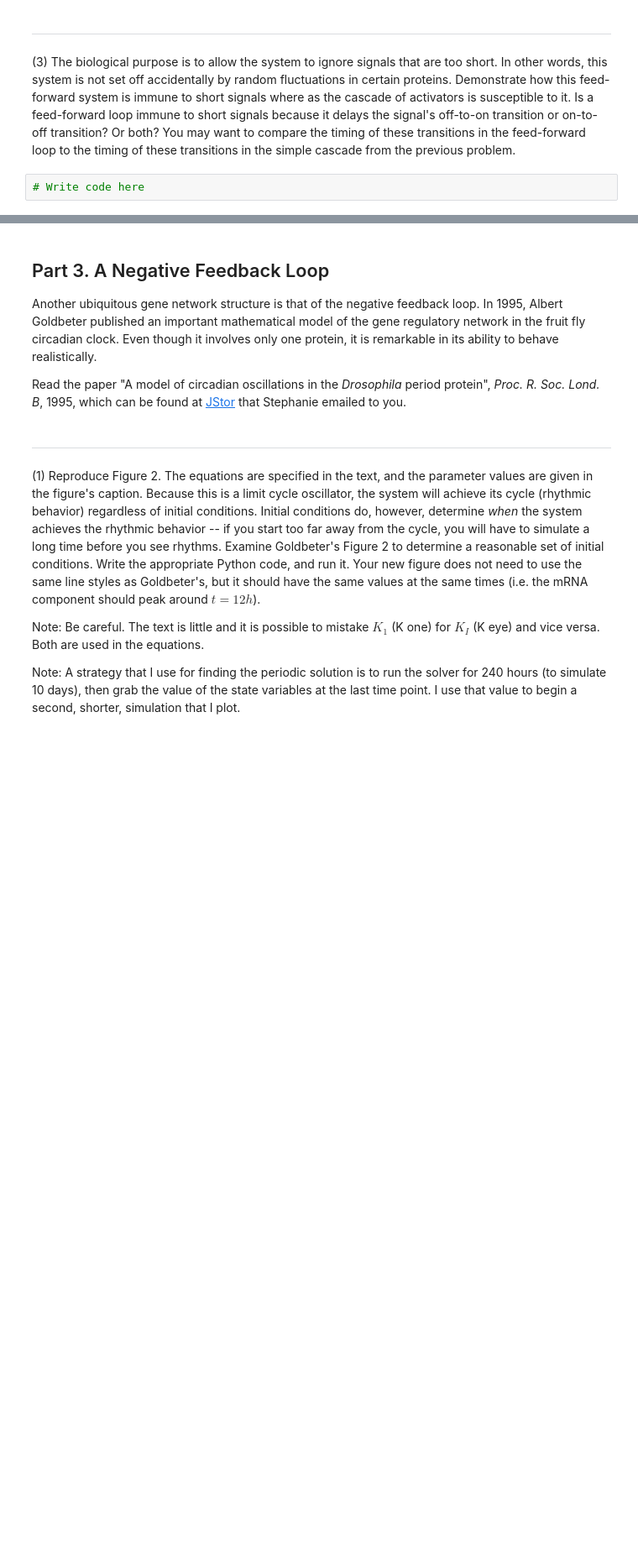
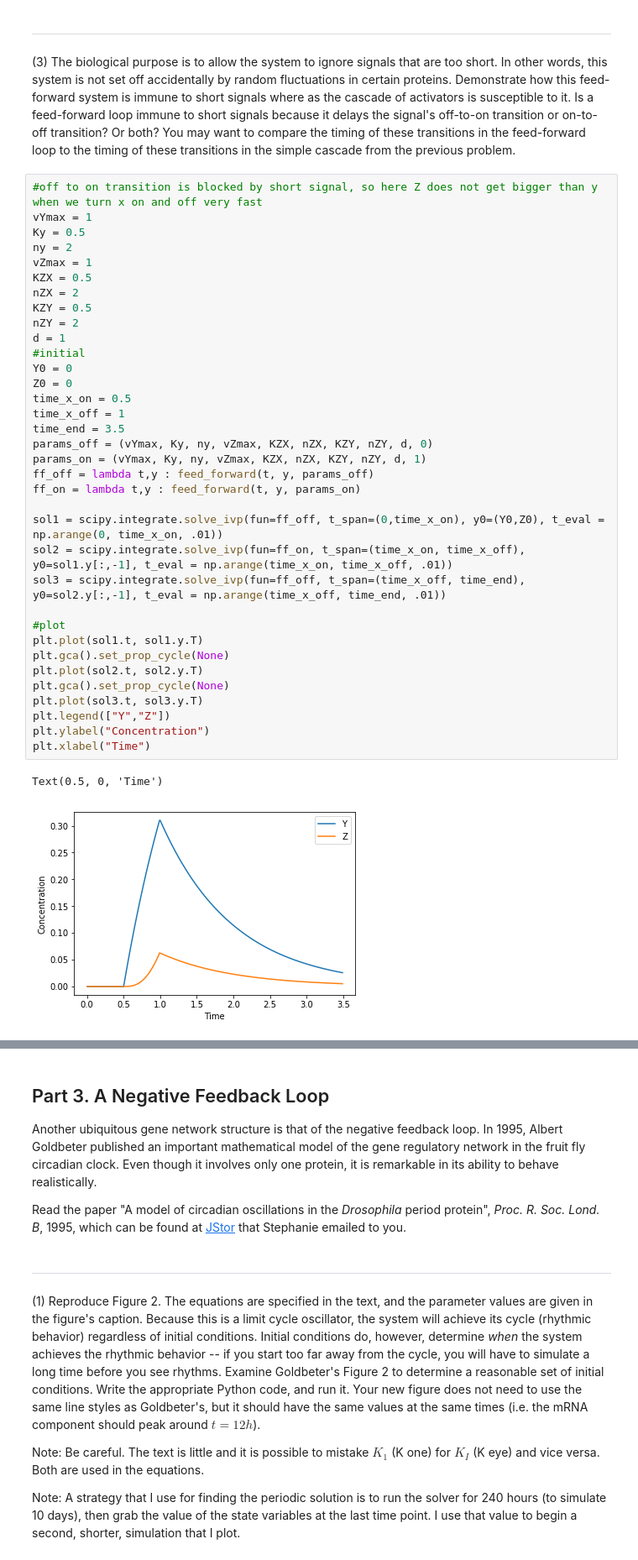
Before and after one commit to hmhwan21/cs341projects, a Jupyter notebook: proj2/Project2.ipynb, the cells around one changed output, grey strips where cells are left out. Shown at 84% size. Saved outputs shown, nothing was run; the diff lists cells and outputs as text; blank space fills up the shorter version.

Commit message:
initial finish

```diff
--- a/proj2/Project2.ipynb
+++ b/proj2/Project2.ipynb
@@ -324,5 +324,41 @@ Text(0.5, 0, 'Time')
 <hr style="border:2px solid gray"> </hr>
 
 (3) The biological purpose is to allow the system to ignore signals that are too short. In other words, this system is not set off accidentally by random fluctuations in certain proteins. Demonstrate how this feed-forward system is immune to short signals where as the cascade of activators is susceptible to it. Is a feed-forward loop immune to short signals because it delays the signal's off-to-on transition or on-to-off transition? Or both? You may want to compare the timing of these transitions in the feed-forward loop to the timing of these transitions in the simple cascade from the previous problem.
-# %%
-# Write code here
+# %%
+#off to on transition is blocked by short signal, so here Z does not get bigger than y when we turn x on and off very fast
+vYmax = 1
+Ky = 0.5
+ny = 2
+vZmax = 1
+KZX = 0.5
+nZX = 2
+KZY = 0.5
+nZY = 2
+d = 1
+#initial
+Y0 = 0
+Z0 = 0
+time_x_on = 0.5
+time_x_off = 1
+time_end = 3.5
+params_off = (vYmax, Ky, ny, vZmax, KZX, nZX, KZY, nZY, d, 0)
+params_on = (vYmax, Ky, ny, vZmax, KZX, nZX, KZY, nZY, d, 1)
+ff_off = lambda t,y : feed_forward(t, y, params_off)
+ff_on = lambda t,y : feed_forward(t, y, params_on)
+
+sol1 = scipy.integrate.solve_ivp(fun=ff_off, t_span=(0,time_x_on), y0=(Y0,Z0), t_eval = np.arange(0, time_x_on, .01))
+sol2 = scipy.integrate.solve_ivp(fun=ff_on, t_span=(time_x_on, time_x_off), y0=sol1.y[:,-1], t_eval = np.arange(time_x_on, time_x_off, .01))
+sol3 = scipy.integrate.solve_ivp(fun=ff_off, t_span=(time_x_off, time_end), y0=sol2.y[:,-1], t_eval = np.arange(time_x_off, time_end, .01))
+
+#plot
+plt.plot(sol1.t, sol1.y.T)
+plt.gca().set_prop_cycle(None)
+plt.plot(sol2.t, sol2.y.T)
+plt.gca().set_prop_cycle(None)
+plt.plot(sol3.t, sol3.y.T)
+plt.legend(["Y","Z"])
+plt.ylabel("Concentration")
+plt.xlabel("Time")
+# %% [output]
+Text(0.5, 0, 'Time')
+[figure, added]
```
Also changed, not shown: parts of 7 cells of this notebook.
